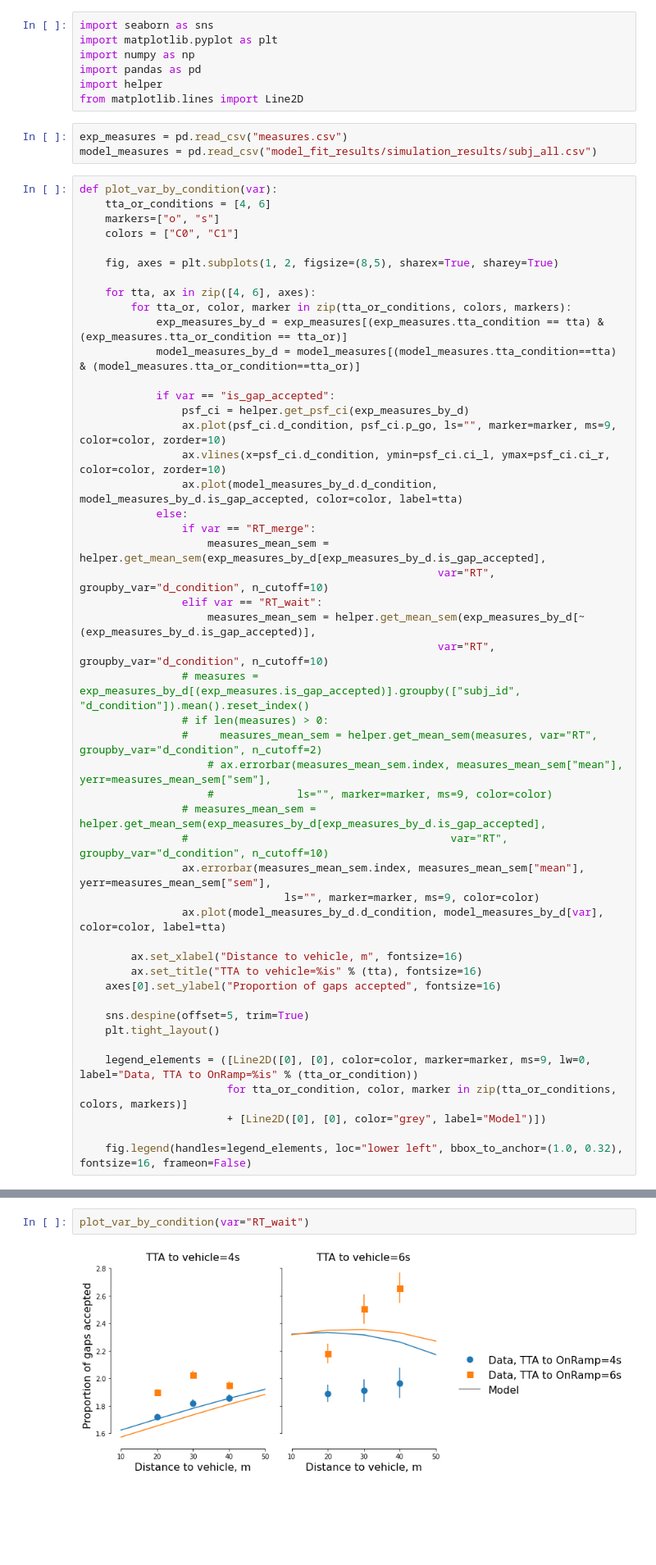
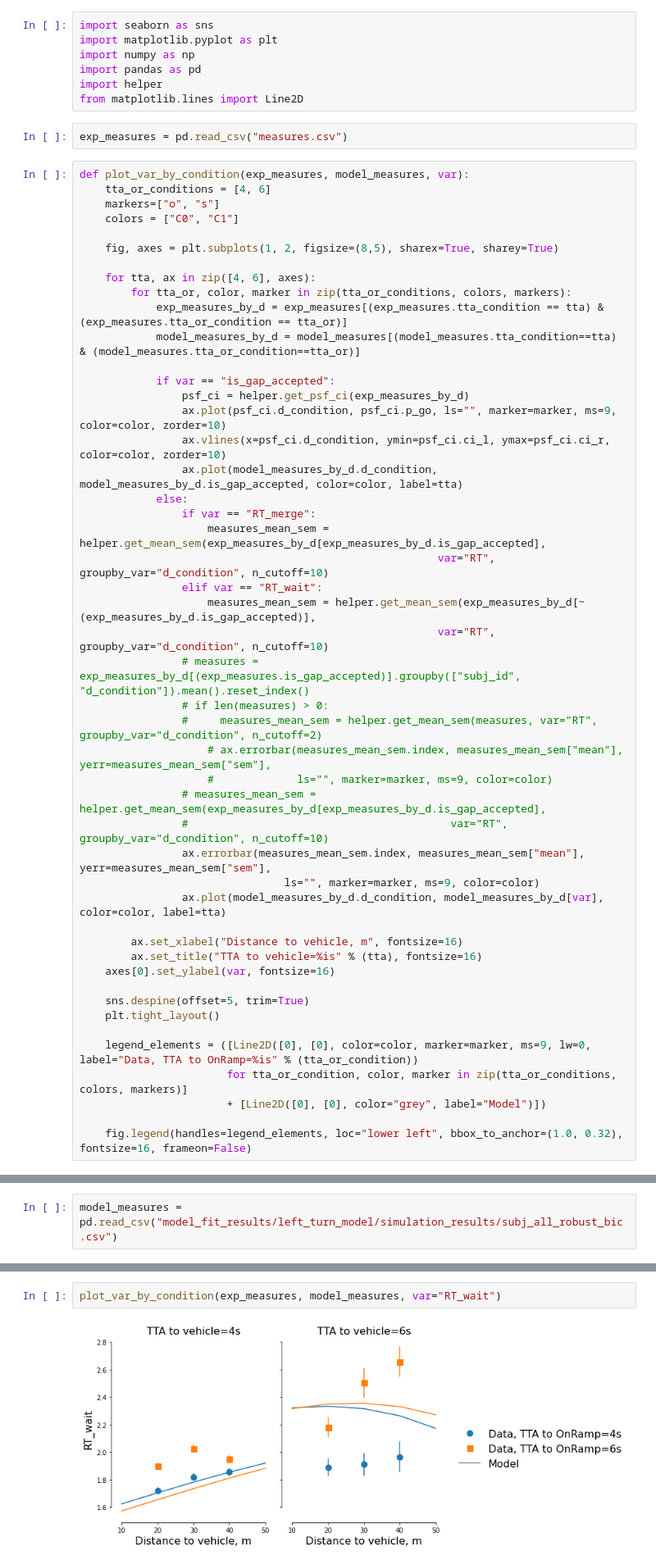
Before and after one commit to cherepaha/merging_eye_tracking, a Jupyter notebook: 04_figures.ipynb, the cells around one changed output, grey strips where cells are left out. Shown at 82% size. Saved outputs shown, nothing was run; the diff lists cells and outputs as text; blank space fills up the shorter version.

```diff
--- a/04_figures.ipynb
+++ b/04_figures.ipynb
@@ -7,9 +7,8 @@ import helper
 from matplotlib.lines import Line2D
 # %%
 exp_measures = pd.read_csv("measures.csv")
-model_measures = pd.read_csv("model_fit_results/simulation_results/subj_all.csv")
 # %%
-def plot_var_by_condition(var):
+def plot_var_by_condition(exp_measures, model_measures, var):
     tta_or_conditions = [4, 6]
     markers=["o", "s"]
     colors = ["C0", "C1"]
@@ -46,7 +45,7 @@ def plot_var_by_condition(var):
 
         ax.set_xlabel("Distance to vehicle, m", fontsize=16)
         ax.set_title("TTA to vehicle=%is" % (tta), fontsize=16)
-    axes[0].set_ylabel("Proportion of gaps accepted", fontsize=16)
+    axes[0].set_ylabel(var, fontsize=16)
 
     sns.despine(offset=5, trim=True)
     plt.tight_layout()
@@ -59 +60,3 @@ def plot_var_by_condition(var):
+# %%
+model_measures = pd.read_csv("model_fit_results/left_turn_model/simulation_results/subj_all_robust_bic.csv")
 # %%
@@ -67,4 +70,4 @@ plot_var_by_condition(var="RT_merge")
 # %%
-plot_var_by_condition(var="RT_wait")
+plot_var_by_condition(exp_measures, model_measures, var="RT_wait")
 # %% [output]
-[figure, old version]
+[figure, new version]
```
Also changed, not shown: parts of 8 cells of this notebook, 13 other files.
